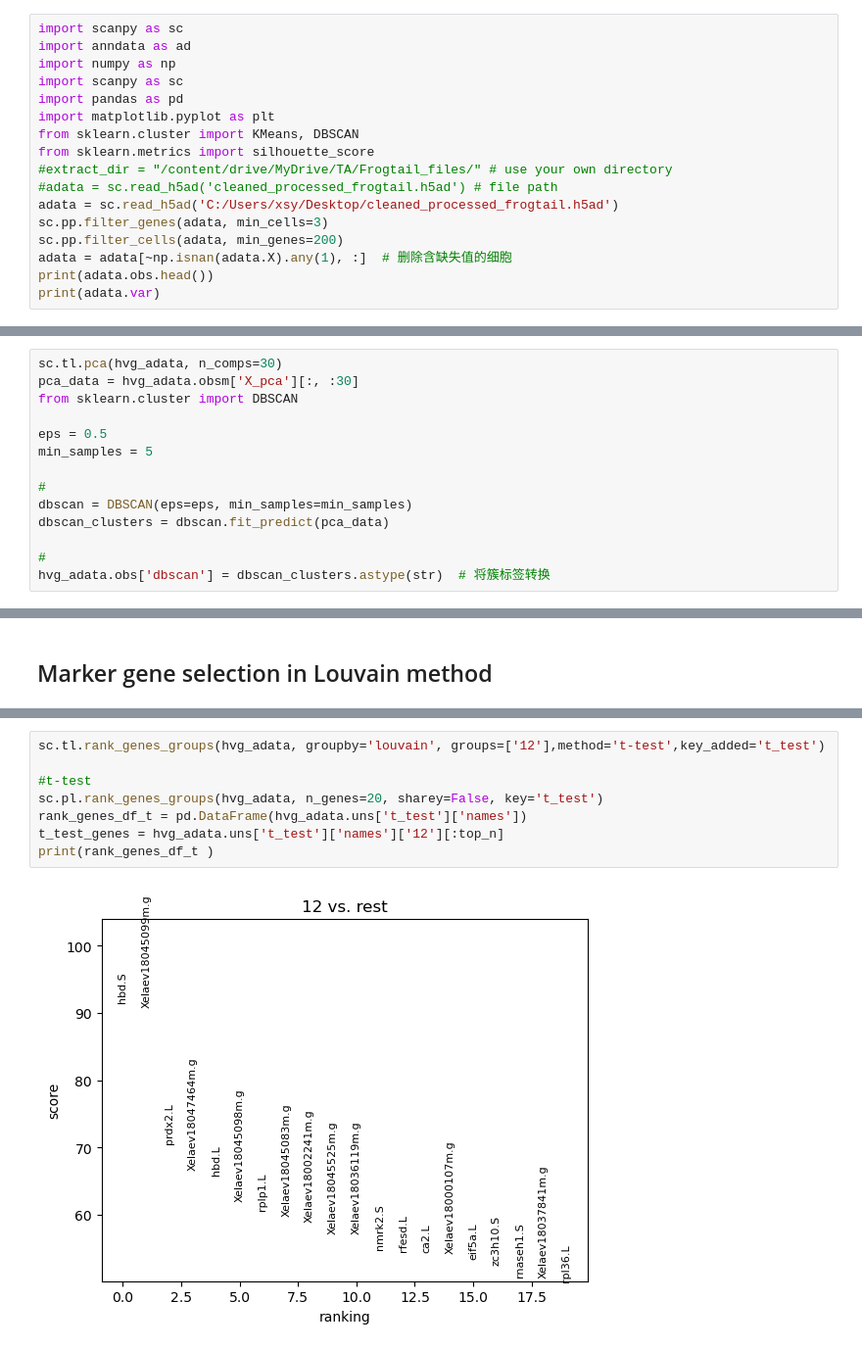
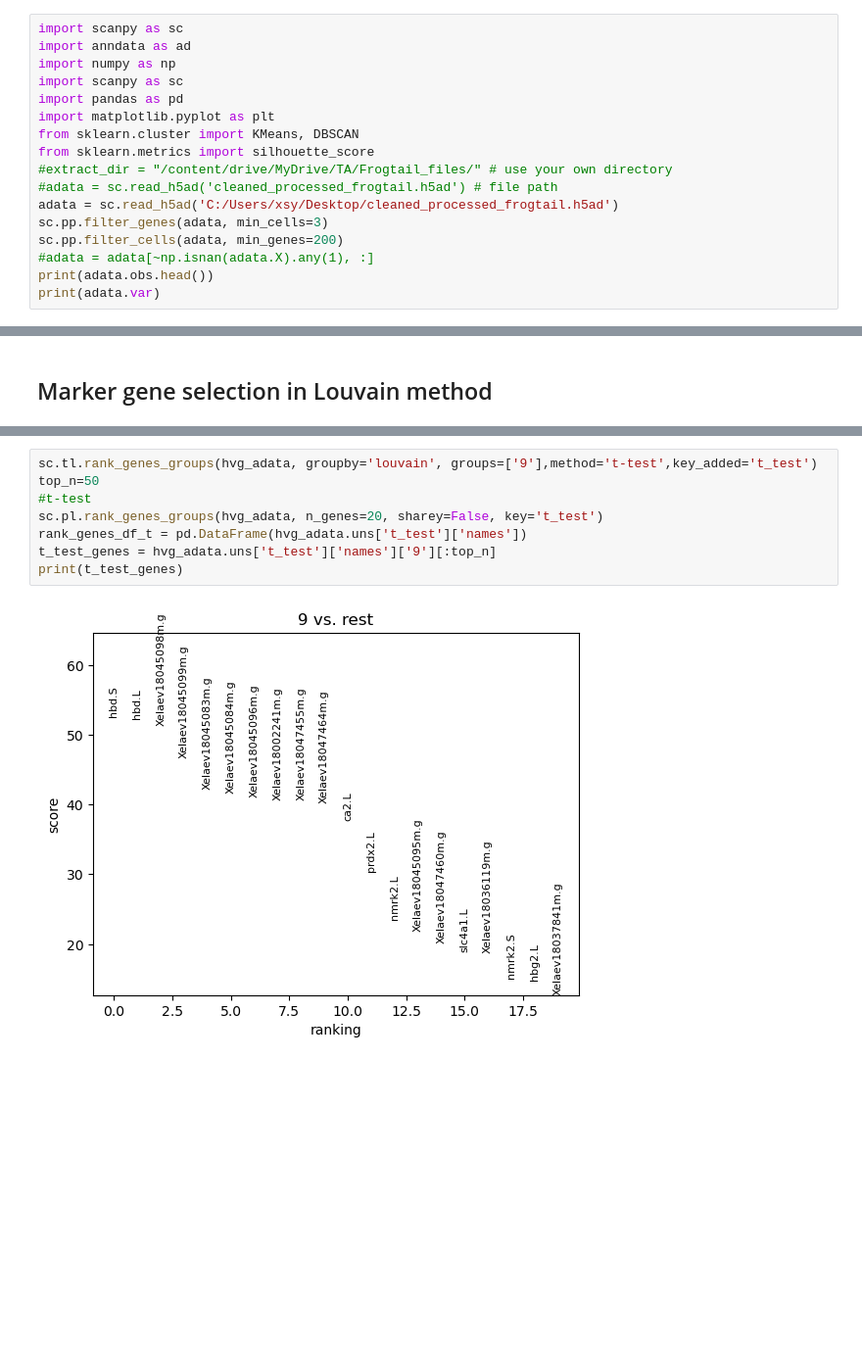
Before and after one commit to Songyin0521/APDS-homework, a Jupyter notebook: APDS_Project1.ipynb, the cells around one changed output, grey strips where cells are left out. Shown at 98% size. Cells and saved outputs as stored; diff of their text form; blank space fills up the shorter version.

```diff
--- a/APDS_Project1.ipynb
+++ b/APDS_Project1.ipynb
@@ -24,7 +24,7 @@ from sklearn.metrics import silhouette_score
 adata = sc.read_h5ad('C:/Users/xsy/Desktop/cleaned_processed_frogtail.h5ad')
 sc.pp.filter_genes(adata, min_cells=3)
 sc.pp.filter_cells(adata, min_genes=200)
-adata = adata[~np.isnan(adata.X).any(1), :]  # 删除含缺失值的细胞
+#adata = adata[~np.isnan(adata.X).any(1), :]
 print(adata.obs.head())
 print(adata.var)
 # %% [output]
@@ -186,14 +161,0 @@ print(rank_genes_df_t )
-# %%
-sc.tl.pca(hvg_adata, n_comps=30)
-pca_data = hvg_adata.obsm['X_pca'][:, :30]
-from sklearn.cluster import DBSCAN
-
-eps = 0.5
-min_samples = 5
-
-#
-dbscan = DBSCAN(eps=eps, min_samples=min_samples)
-dbscan_clusters = dbscan.fit_predict(pca_data)
-
-#
-hvg_adata.obs['dbscan'] = dbscan_clusters.astype(str)  # 将簇标签转换
@@ -443,10 +350,10 @@ print(rank_genes_df_wil)
 # %%
-sc.tl.rank_genes_groups(hvg_adata, groupby='louvain', groups=['12'],method='t-test',key_added='t_test')
-
+sc.tl.rank_genes_groups(hvg_adata, groupby='louvain', groups=['9'],method='t-test',key_added='t_test')
+top_n=50
 #t-test
 sc.pl.rank_genes_groups(hvg_adata, n_genes=20, sharey=False, key='t_test')
 rank_genes_df_t = pd.DataFrame(hvg_adata.uns['t_test']['names'])
-t_test_genes = hvg_adata.uns['t_test']['names']['12'][:top_n]
-print(rank_genes_df_t )
+t_test_genes = hvg_adata.uns['t_test']['names']['9'][:top_n]
+print(t_test_genes)
 # %% [output]
-[figure, old version]
+[figure, new version]
```
Also changed, not shown: parts of 22 cells of this notebook, 1 other file.
